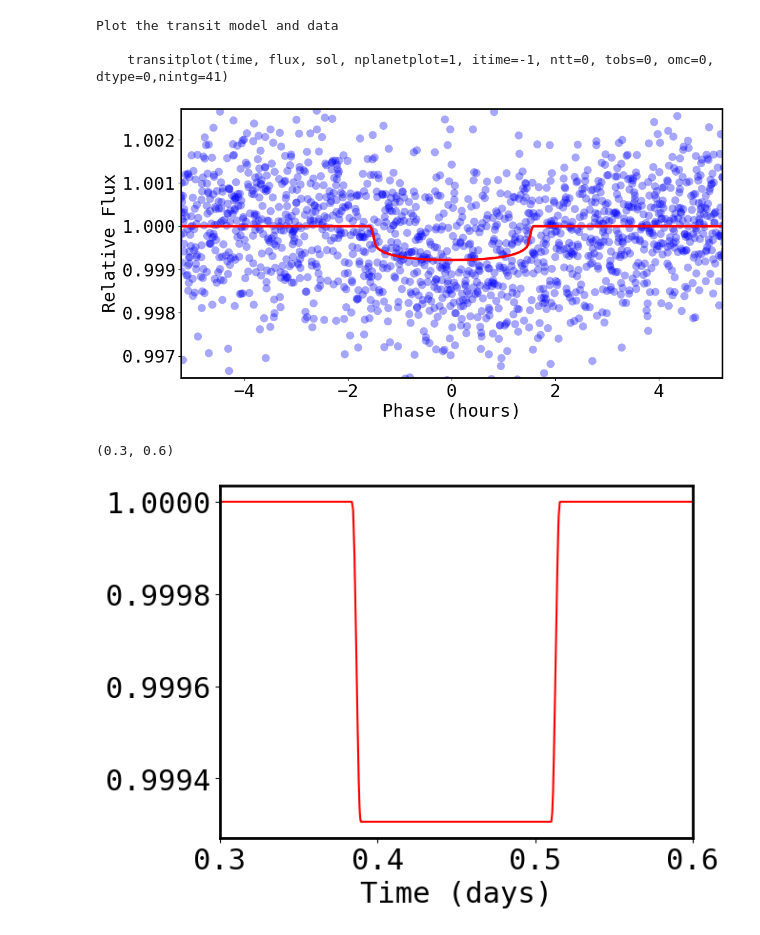
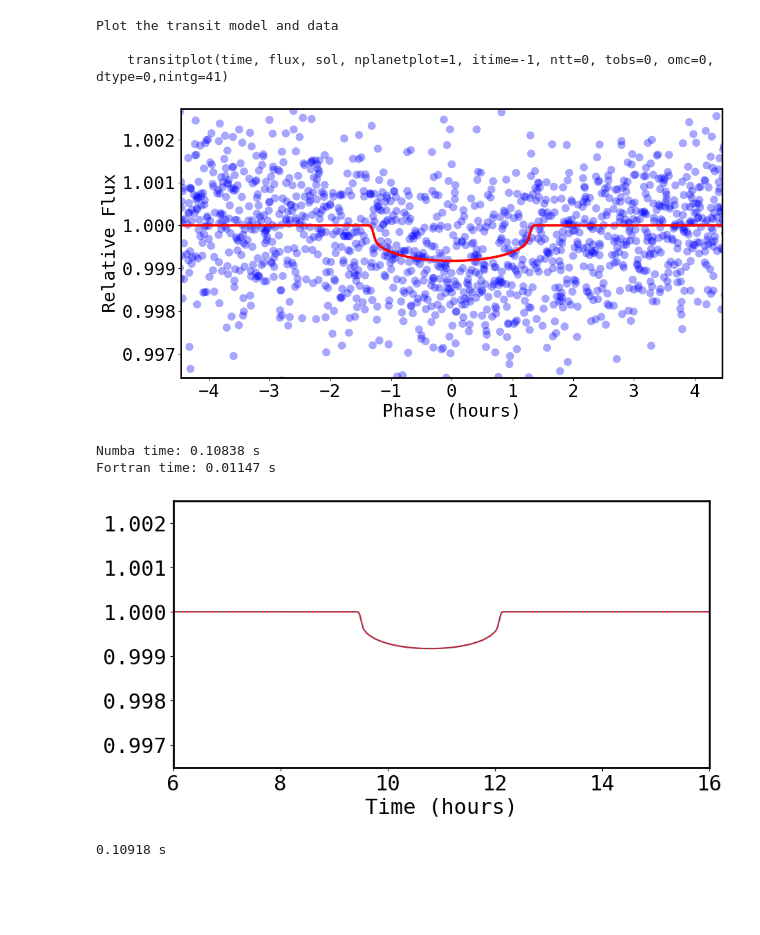
Before and after one commit to royalexis/bls_cuda, a Jupyter notebook: bls_cpu.ipynb, the cells around one changed output. Saved outputs shown, nothing was run; the diff lists cells and outputs as text; code cells hidden in the pictures; blank space fills up the shorter version.

```diff
--- a/bls_cpu.ipynb
+++ b/bls_cpu.ipynb
@@ -93,11 +93,11 @@ np.sqrt(gbls_ans.depth)
 
 sol = np.zeros(18) # single planet model has up-to 18-model parameters
 
-sol[0]  = 0.5  # Mean stellar density (g/cm^3)
+sol[0]  = 0.8  # Mean stellar density (g/cm^3)
 sol[1]  = 0.0  # Only used for non-linear limb-darkening
 sol[2]  = 0.0  # Only used for non-linear limb-darkening
-sol[3]  = 0.0  # q1 (limb-darkening)
-sol[4]  = 0.0  # q2 (limb-darkening)
+sol[3]  = 0.6  # q1 (limb-darkening)
+sol[4]  = 0.4  # q2 (limb-darkening)
 sol[5]  = 0.0  # dilution
 sol[6]  = 0.0  # Velocity offset
 sol[7]  = 0.0  # photometric zero point
@@ -125,7 +125,7 @@ Plot the transit model and data
 # %%
 tf5.transitplot(phot.time - gbls_inputs.zerotime, phot.flux + 1, sol, itime = phot.itime)
 # %% [output]
-[figure, old version]
+[figure, new version]
 # %%
 import utils_python.transitmodel as transitm
 import matplotlib.pyplot as plt
@@ -133,16 +134,47 @@ import importlib
 # %%
 importlib.reload(transitm)
 
+transitm.transitModel(sol, phot.time, phot.itime)
+
+s = time.time()
 A = transitm.transitModel(sol, phot.time, phot.itime)
+print(f"Numba time: {time.time() - s:.5f} s")
+
+s = time.time()
+tmodel = tf5.transitmodel(sol, phot.time, itime = phot.itime)
+print(f"Fortran time: {time.time() - s:.5f} s")
 
 x = phot.time % gbls_ans.bper
 i_sort = np.argsort(x)
 
 #plt.plot(phot.time % gbls_ans.bper, phot.flux + 1, "o", alpha=0.5, c="blue")
-plt.plot(x[i_sort], A[i_sort], c="red")
-plt.xlabel("Time (days)")
-plt.xlim(0.3, 0.6)
-#plt.ylim(0.99, 1.01)
+plt.figure(figsize=(10,5))
+plt.plot(x[i_sort]*24, A[i_sort], c="red")
+plt.plot(x[i_sort]*24, tmodel[i_sort], linestyle="dotted")
+plt.xlabel("Time (hours)")
+plt.xlim(6, 16)
+plt.ylim(0.9965, 1.0025)
+plt.show()
 # %% [output]
-(0.3, 0.6)
+Numba time: 0.10838 s
+Fortran time: 0.01147 s
-[figure, old version]
+[figure, new version]
+# %%
+importlib.reload(transitm)
+
+n = 50
+
+total_time = 0
+transitm.transitModel(sol, phot.time, phot.itime)
+
+for i in range(n):
+    s = time.time()
+    transitm.transitModel(sol, phot.time, phot.itime)
+    e = time.time()
+    total_time += e - s
+
+ave_time = total_time/n
+
+print(f"{ave_time:.5f} s")
+# %% [output]
+0.10918 s
```
Also changed, not shown: parts of 2 cells of this notebook.
